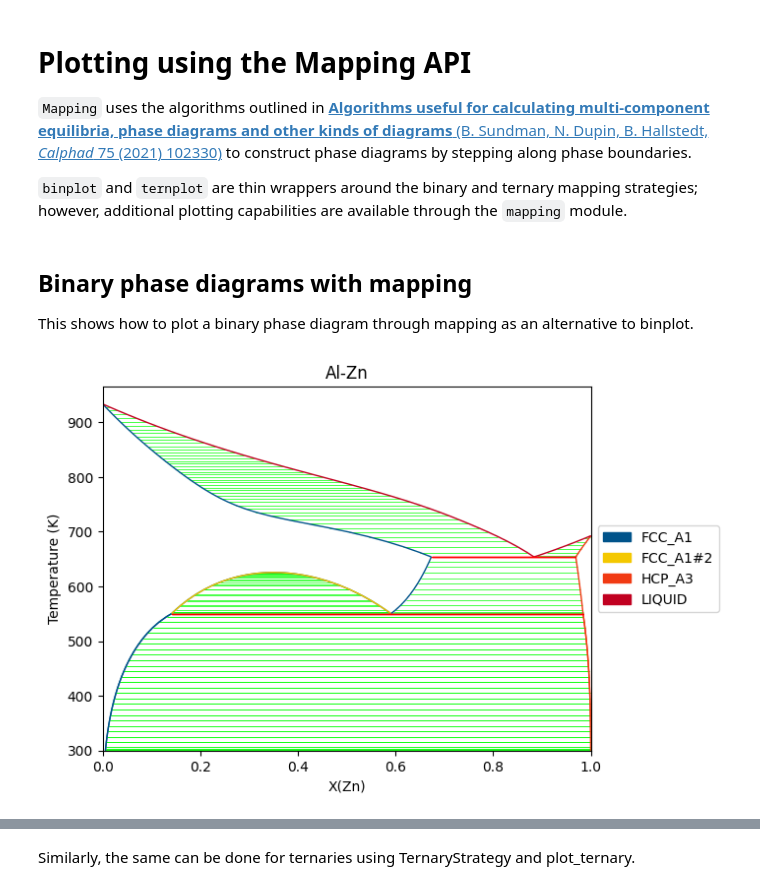
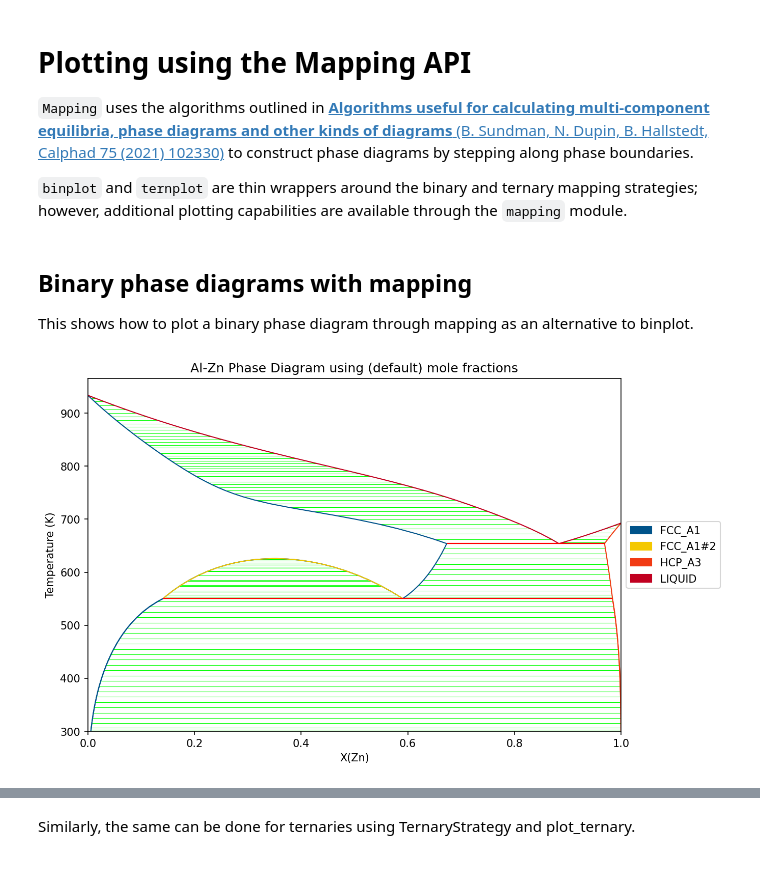
Before and after one commit to pycalphad/pycalphad, a Jupyter notebook: examples/MappingExamples.ipynb, the cells around one changed output, grey strips where cells are left out. Cells and saved outputs as stored; diff of their text form; code cells hidden in the pictures.

```diff
--- a/examples/MappingExamples.ipynb
+++ b/examples/MappingExamples.ipynb
@@ -1,7 +1,7 @@
 # %% [markdown]
 # Plotting using the Mapping API
 
-`Mapping` uses the algorithms outlined in [**Algorithms useful for calculating multi-component equilibria, phase diagrams and other kinds of diagrams** (B. Sundman, N. Dupin, B. Hallstedt, *Calphad* 75 (2021) 102330)](https://doi.org/10.1016/j.calphad.2021.102330) to construct phase diagrams by stepping along phase boundaries.
+`Mapping` uses the algorithms outlined in [**Algorithms useful for calculating multi-component equilibria, phase diagrams and other kinds of diagrams** (B. Sundman, N. Dupin, B. Hallstedt, Calphad 75 (2021) 102330)](https://doi.org/10.1016/j.calphad.2021.102330) to construct phase diagrams by stepping along phase boundaries.
 
 `binplot` and `ternplot` are thin wrappers around the binary and ternary mapping strategies; however, additional plotting capabilities are available through the `mapping` module.
 # %% [markdown]
@@ -11,22 +11,23 @@ This shows how to plot a binary phase diagram through mapping as an alternative
 # %%
 from pycalphad import Database, variables as v
 from pycalphad.mapping import BinaryStrategy, plot_binary
 import matplotlib.pyplot as plt
 
 dbf = Database('alzn_mey.tdb')
 comps = ['AL', 'ZN', 'VA']
 conds = {v.N: 1, v.P:101325, v.T: (300, 1000, 10), v.X('ZN'):(0, 1, 0.02)}
 
 # Phases will be automatically filtered with components if no phases are passed
 binary = BinaryStrategy(dbf, comps, phases=None, conditions=conds)
 binary.do_map()
 ax = plot_binary(binary)
-ax.set_title("Al-Zn Phase Diagram using default molar fraction")
-plt.gcf().set_size_inches(9, 6)
-plt.gcf().set_dpi(150)
-plt.show()
+fig = ax.figure
+ax.set_title("Al-Zn Phase Diagram using (default) mole fractions")
+fig.set_size_inches(9, 6)
+fig.set_dpi(150)
+fig.show()
 # %% [output]
-[figure, old version]
+[figure, new version]
 # %%
 # Plotting in weight fraction
 ax = plot_binary(binary, v.W('ZN'), v.T)
```
Also changed, not shown: parts of 5 cells of this notebook, 10 other files.
